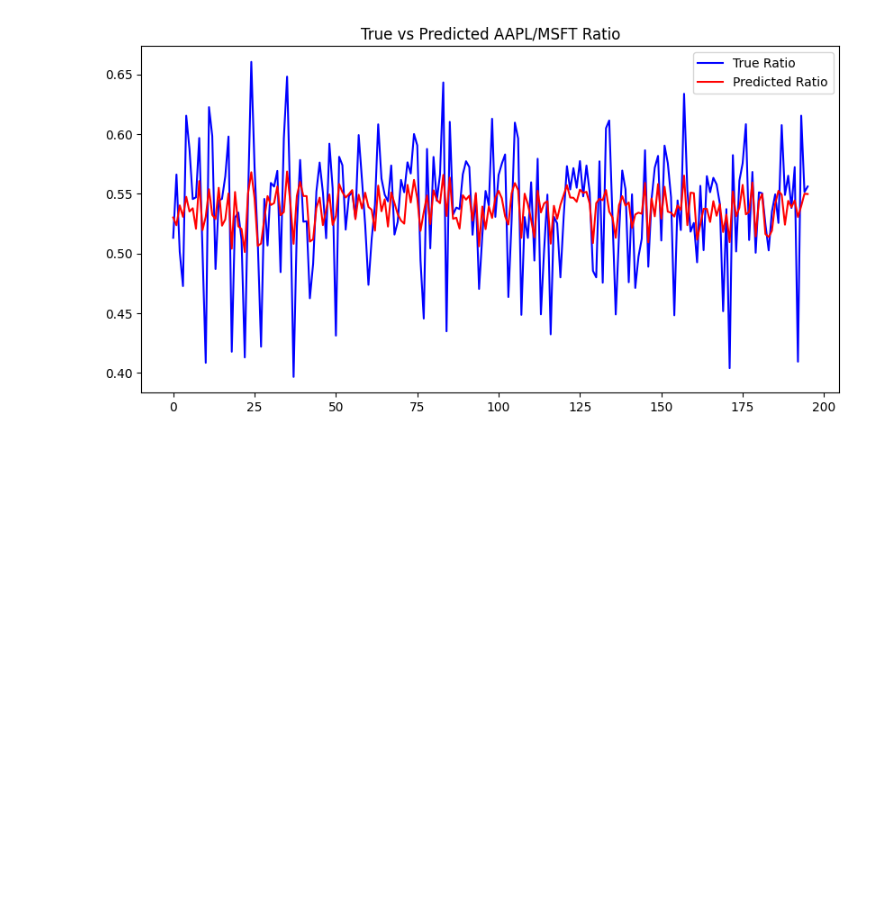
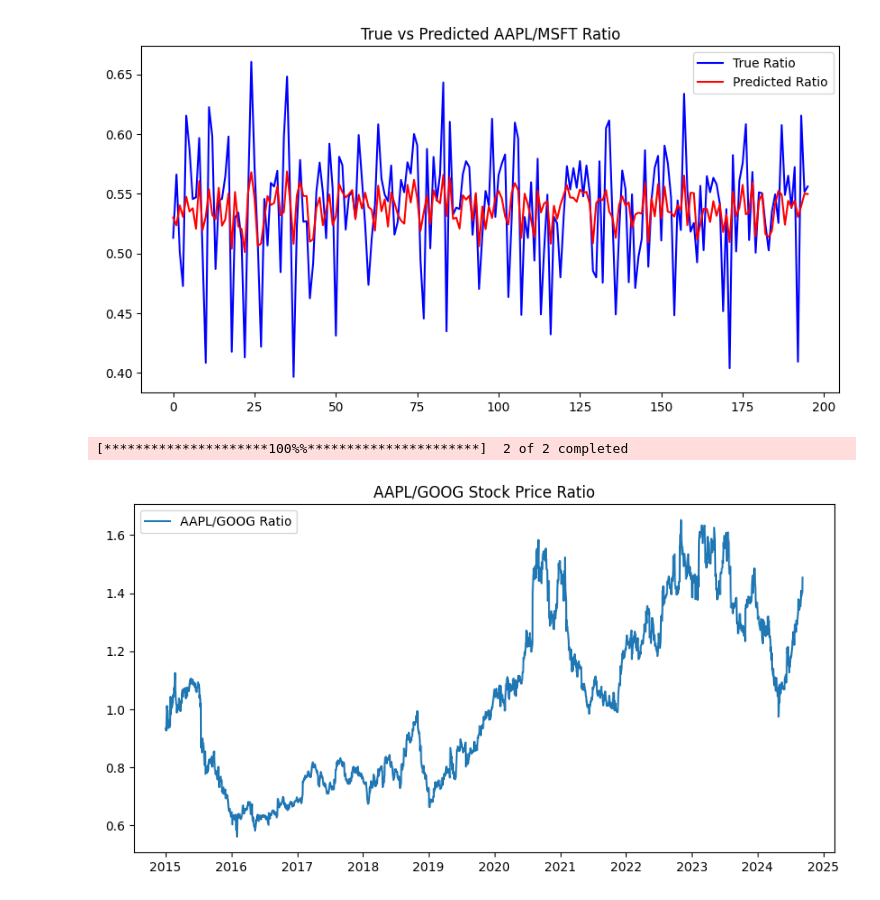
Before and after one commit to jurchiks33/am-i-AI, a Jupyter notebook: Stock Pair Ratio.ipynb, the cells around one changed output. Saved outputs shown, nothing was run; the diff lists cells and outputs as text; code cells hidden in the pictures; blank space fills up the shorter version.

Commit message:
plotting data

```diff
--- a/Stock Pair Ratio.ipynb
+++ b/Stock Pair Ratio.ipynb
@@ -127,17 +127,25 @@ Epoch 10/10
 # %%
 import yfinance as yf
 import pandas as pd
 import matplotlib.pyplot as plt
 
 # Dowwnload data for AAPL and
 stock_symbols = ['AAPL', 'GOOG']
 stock_data = yf.download(stock_symbols, start="2015-01-01", end="2024-09-09")
 
 # keeping only closing prices
 stock_data = stock_data['Adj Close']
 
 # adding more stock for a test
 stock_b = stock_data[['AAPL', 'GOOG']]
 stock_b['Ratio'] = stock_b['AAPL'] / stock_b['GOOG']
 
 # plotting new pair
+plt.figure(figsize=(10,5))
+plt.plot(stock_b['Ratio'], label='AAPL/GOOG Ratio')
+plt.title('AAPL/GOOG Stock Price Ratio')
+plt.legend()
+plt.show()
+# %% [output]
+[*********************100%%**********************]  2 of 2 completed
+[figure, added]
```
